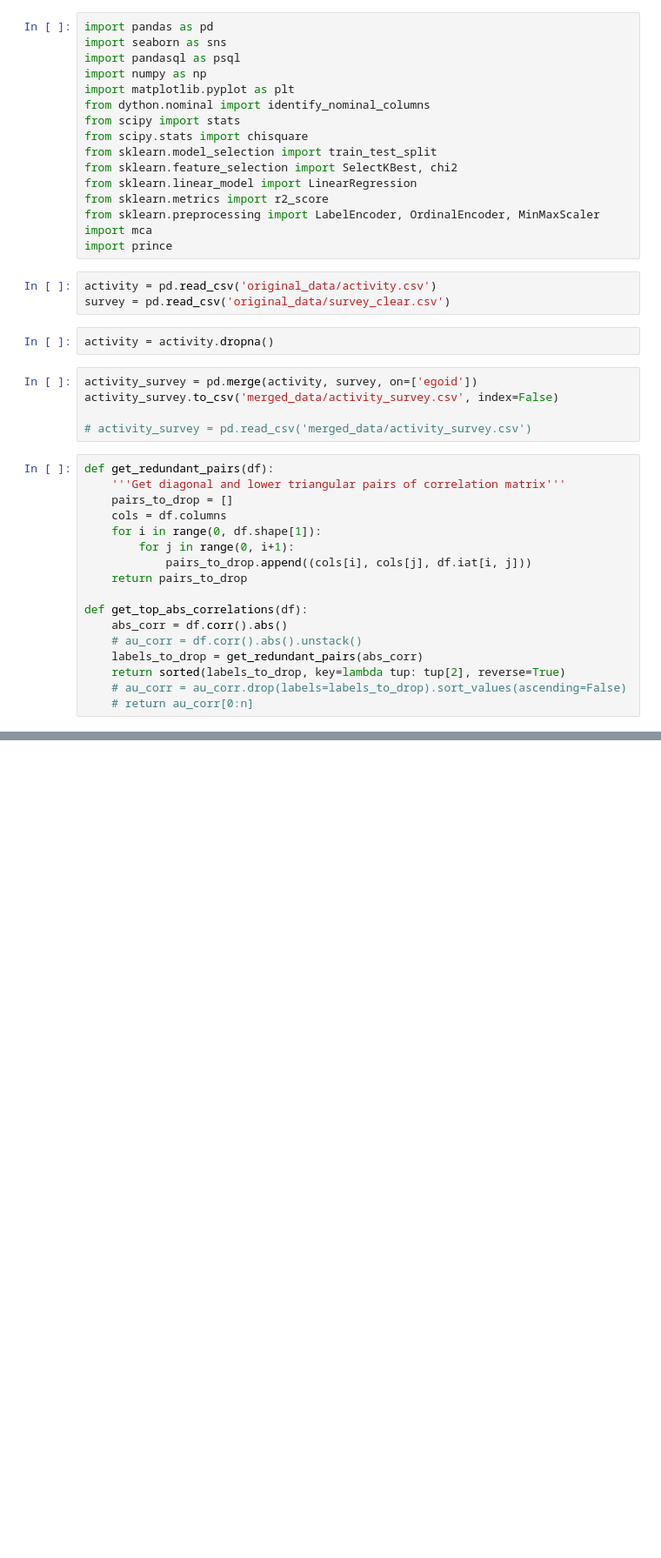
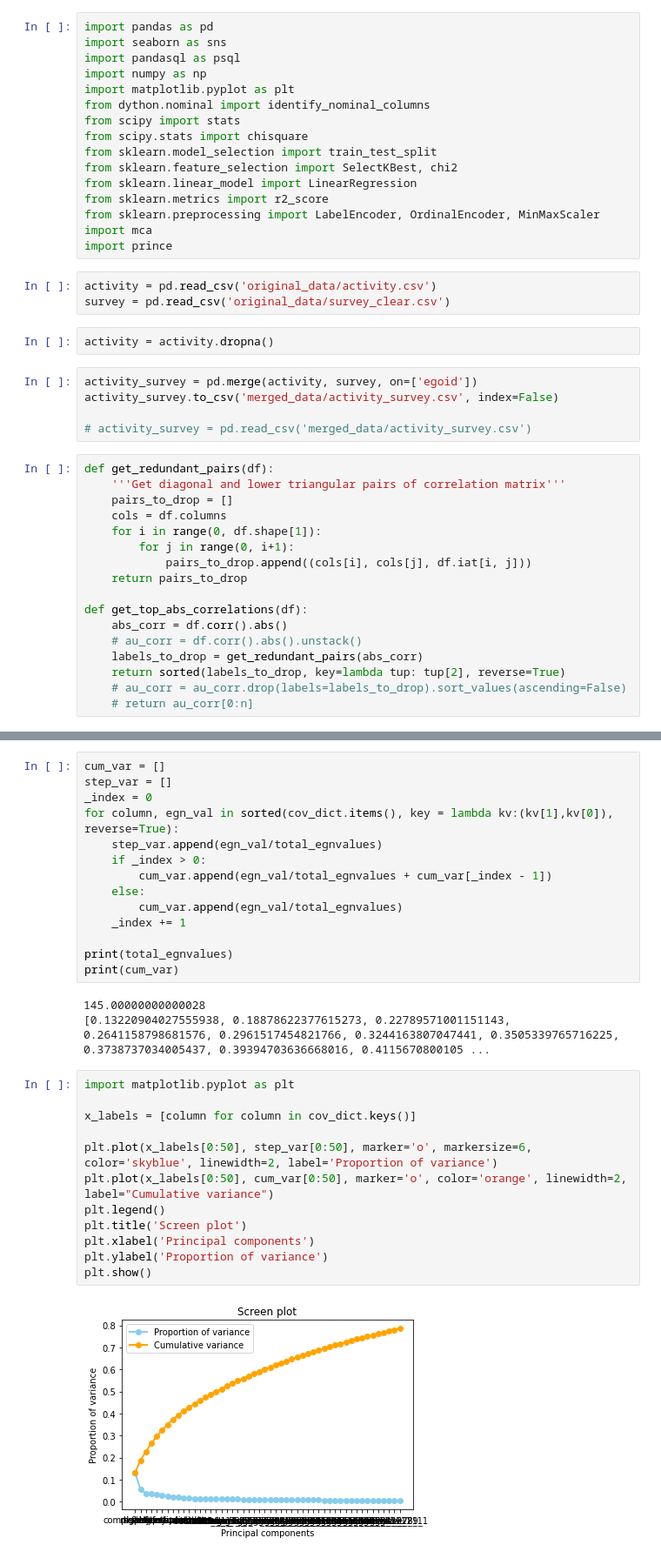
Before and after one commit to EAltunoglu/cmpe492, a Jupyter notebook: activity_survey.ipynb, the cells around one changed output, grey strips where cells are left out. Shown at 87% size. Drawn from its saved outputs; the diff is of its cells as text; blank space fills up the shorter version.

```diff
--- a/activity_survey.ipynb
+++ b/activity_survey.ipynb
@@ -138,0 +223,31 @@ for index, column in enumerate(activity_survey.columns):
+# %%
+cum_var = []
+step_var = []
+_index = 0
+for column, egn_val in sorted(cov_dict.items(), key = lambda kv:(kv[1],kv[0]), reverse=True):
+    step_var.append(egn_val/total_egnvalues)
+    if _index > 0:
+        cum_var.append(egn_val/total_egnvalues + cum_var[_index - 1])
+    else:
+        cum_var.append(egn_val/total_egnvalues)
+    _index += 1
+
+print(total_egnvalues)
+print(cum_var)
+# %% [output]
+145.00000000000028
+[0.13220904027555938, 0.18878622377615273, 0.22789571001151143, 0.2641158798681576, 0.2961517454821766, 0.3244163807047441, 0.3505339765716225, 0.3738737034005437, 0.39394703636668016, 0.4115670800105 ...
+# %%
+import matplotlib.pyplot as plt
+
+x_labels = [column for column in cov_dict.keys()]
+
+plt.plot(x_labels[0:50], step_var[0:50], marker='o', markersize=6, color='skyblue', linewidth=2, label='Proportion of variance')
+plt.plot(x_labels[0:50], cum_var[0:50], marker='o', color='orange', linewidth=2, label="Cumulative variance")
+plt.legend()
+plt.title('Screen plot')
+plt.xlabel('Principal components')
+plt.ylabel('Proportion of variance')
+plt.show()
+# %% [output]
+[figure, added]
```
Also changed, not shown: parts of 12 cells of this notebook, 12 other files.
